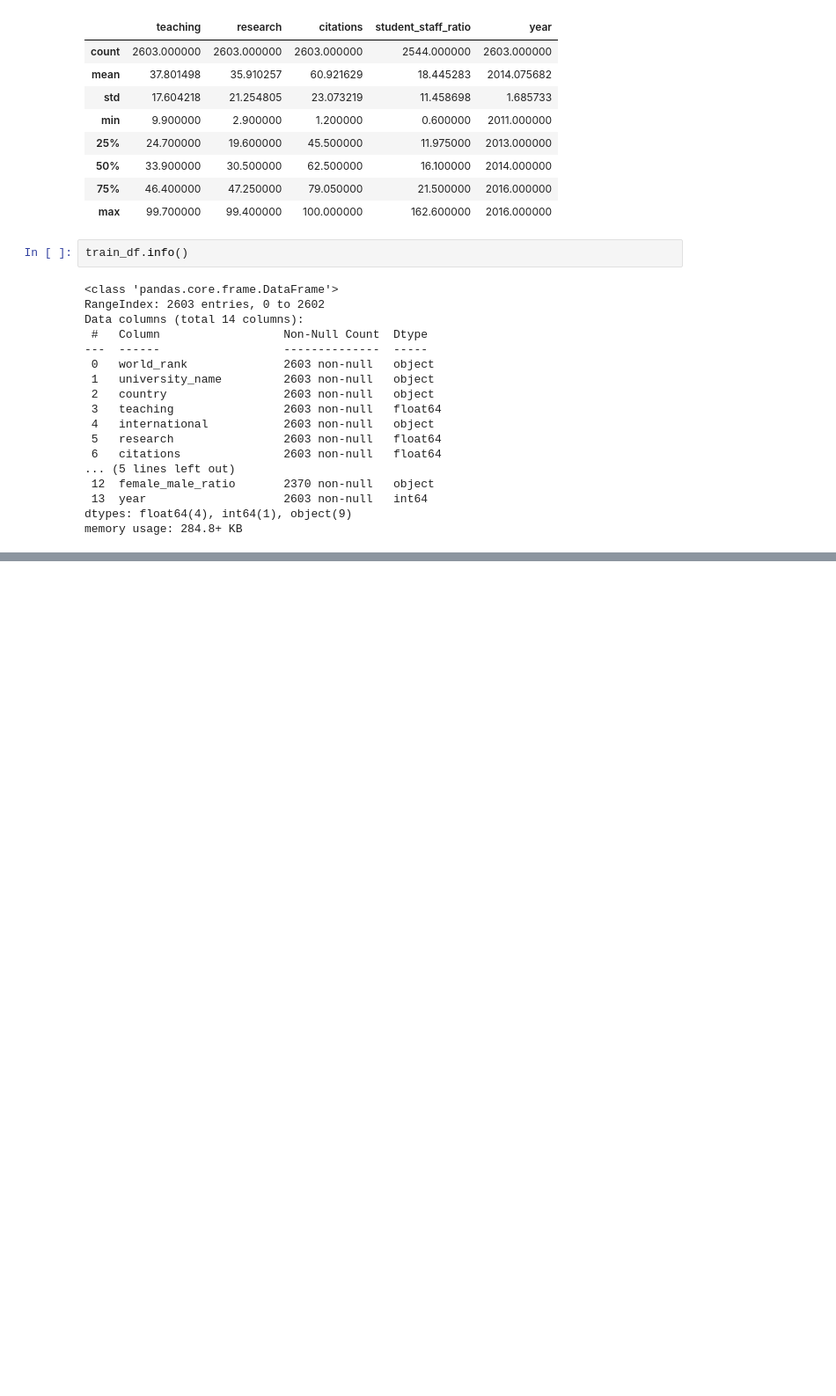
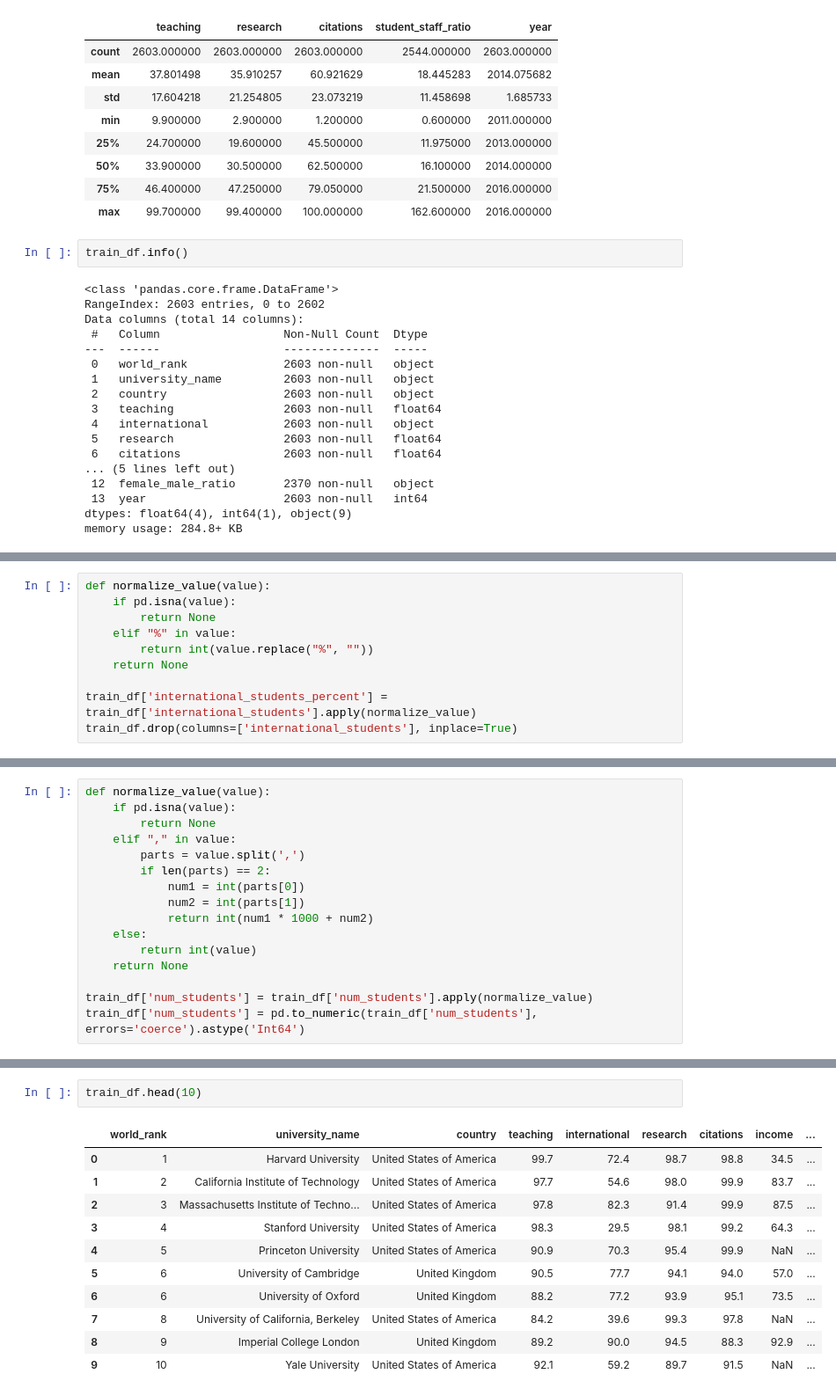
Before and after one commit to korneevec/TMS_DS, a Jupyter notebook: Lesson_13/Homework_university.ipynb, the cells around one changed output, grey strips where cells are left out. Shown at 88% size. Saved outputs shown, nothing was run; the diff lists cells and outputs as text; blank space fills up the shorter version.

```diff
--- a/Lesson_13/Homework_university.ipynb
+++ b/Lesson_13/Homework_university.ipynb
@@ -224,0 +136,10 @@ train_df[train_df['university_name'] == 'Harvard University']
+# %%
+def normalize_value(value):
+    if pd.isna(value):
+        return None
+    elif "%" in value:
+        return int(value.replace("%", ""))
+    return None
+
+train_df['international_students_percent'] = train_df['international_students'].apply(normalize_value)
+train_df.drop(columns=['international_students'], inplace=True)
@@ -224,0 +148,16 @@ train_df[train_df['university_name'] == 'Harvard University']
+# %%
+def normalize_value(value):
+    if pd.isna(value):
+        return None
+    elif "," in value:
+        parts = value.split(',')
+        if len(parts) == 2:
+            num1 = int(parts[0])
+            num2 = int(parts[1])
+            return int(num1 * 1000 + num2)
+    else:
+        return int(value)
+    return None
+
+train_df['num_students'] = train_df['num_students'].apply(normalize_value)
+train_df['num_students'] = pd.to_numeric(train_df['num_students'], errors='coerce').astype('Int64')
@@ -224,0 +196,14 @@ train_df[train_df['university_name'] == 'Harvard University']
+# %%
+train_df.head(10)
+# %% [output]
+|  | world_rank | university_name | country | teaching | international | research | citations | income | ... |
+| 0 | 1 | Harvard University | United States of America | 99.7 | 72.4 | 98.7 | 98.8 | 34.5 | ... |
+| 1 | 2 | California Institute of Technology | United States of America | 97.7 | 54.6 | 98.0 | 99.9 | 83.7 | ... |
+| 2 | 3 | Massachusetts Institute of Techno... | United States of America | 97.8 | 82.3 | 91.4 | 99.9 | 87.5 | ... |
+| 3 | 4 | Stanford University | United States of America | 98.3 | 29.5 | 98.1 | 99.2 | 64.3 | ... |
+| 4 | 5 | Princeton University | United States of America | 90.9 | 70.3 | 95.4 | 99.9 | NaN | ... |
+| 5 | 6 | University of Cambridge | United Kingdom | 90.5 | 77.7 | 94.1 | 94.0 | 57.0 | ... |
+| 6 | 6 | University of Oxford | United Kingdom | 88.2 | 77.2 | 93.9 | 95.1 | 73.5 | ... |
+| 7 | 8 | University of California, Berkeley | United States of America | 84.2 | 39.6 | 99.3 | 97.8 | NaN | ... |
+| 8 | 9 | Imperial College London | United Kingdom | 89.2 | 90.0 | 94.5 | 88.3 | 92.9 | ... |
+| 9 | 10 | Yale University | United States of America | 92.1 | 59.2 | 89.7 | 91.5 | NaN | ... |
```
Also changed, not shown: parts of 43 cells of this notebook, 2 other files.
